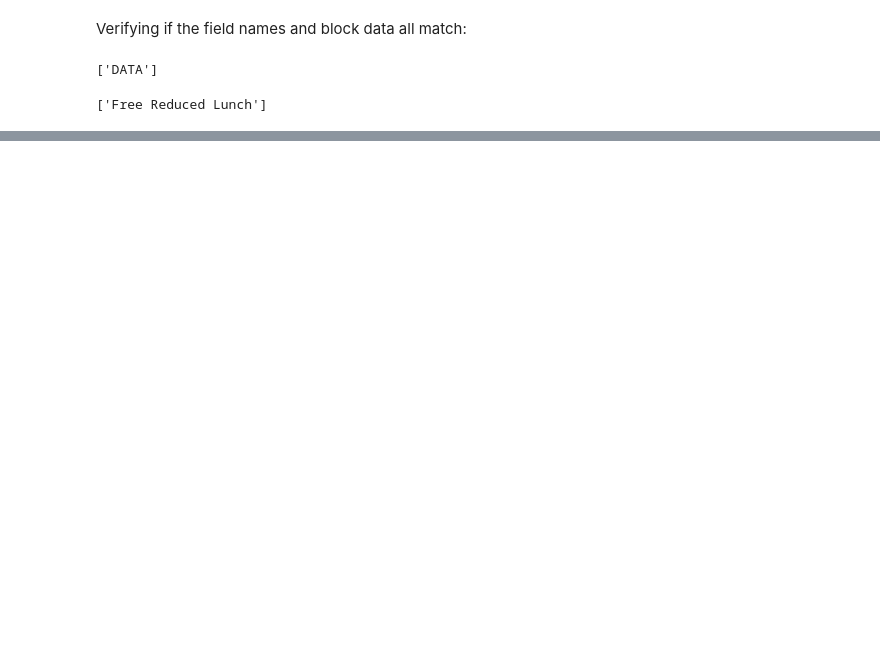
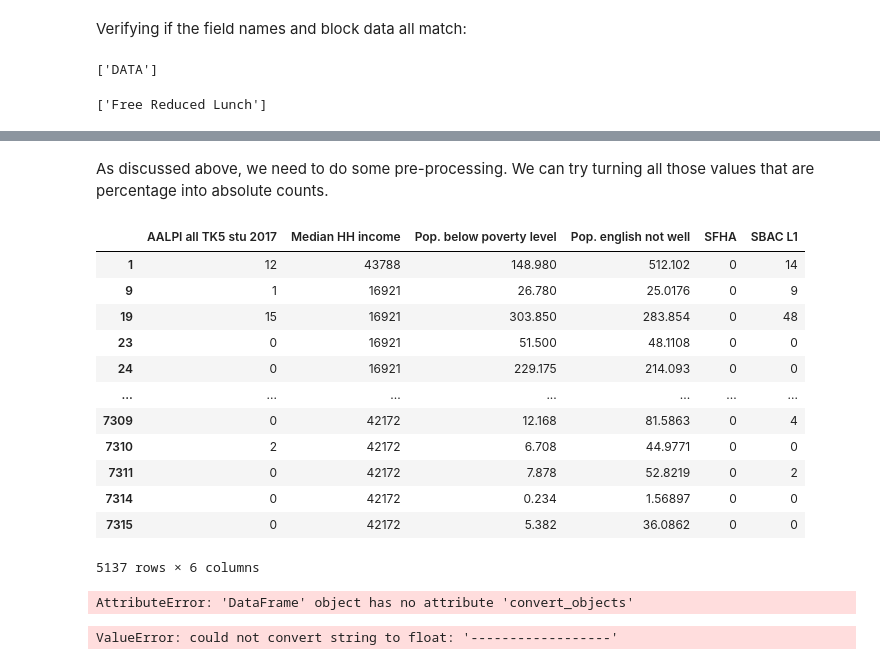
Before and after one commit to 18rberry/Operationalizing-Equity-Tiebreaker-in-SF, a Jupyter notebook: notebooks/20210624-gsa-block_eda.ipynb, the cells around one changed output, grey strips where cells are left out. Drawn from its saved outputs; the diff is of its cells as text; code cells hidden in the pictures; blank space fills up the shorter version.

```diff
--- a/notebooks/20210624-gsa-block_eda.ipynb
+++ b/notebooks/20210624-gsa-block_eda.ipynb
@@ -324,0 +435,11 @@ Still not the best. Maybe we need to understand better how this data is computed
+# %%
+columns_selected = ['2010 total population count',
+                    "AALPI all TK5 stu 2017",
+                    "ACS 2013-17 est median HH income",
+                    "ACS 2013-17 est% HH below poverty lvl",
+                    'ACS 2013-17 est% aged5+ Engl "not well"',
+                    "SFHA_ex_Sr",
+                    "num of SBAC L1 scores 4-9 2015-18"]
+# %%
+block_df_filt = block_df.copy()[columns_selected]
+block_df_filt
@@ -324,0 +460,44 @@ Still not the best. Maybe we need to understand better how this data is computed
+# %% [markdown]
+As discussed above, we need to do some pre-processing. We can try turning all those values that are percentage into absolute counts.
+# %%
+cond = (block_df_filt[["2010 total population count"]] != 0).any(axis=1)
+new_df = block_df_filt.loc[cond]
+
+block_df_final = new_df.copy()[["AALPI all TK5 stu 2017"]]
+block_df_final["Median HH income"] = new_df["ACS 2013-17 est median HH income"]
+block_df_final["Pop. below poverty level"] = new_df["ACS 2013-17 est% HH below poverty lvl"]*new_df["2010 total population count"]
+block_df_final["Pop. english not well"] = new_df['ACS 2013-17 est% aged5+ Engl "not well"']*new_df["2010 total population count"]
+block_df_final["SFHA"] = new_df["SFHA_ex_Sr"].replace({"no": 0, "yes": 1})
+block_df_final["SBAC L1"] = new_df["num of SBAC L1 scores 4-9 2015-18"]
+# %%
+block_df_final
+# %% [output]
+|  | AALPI all TK5 stu 2017 | Median HH income | Pop. below poverty level | Pop. english not well | SFHA | SBAC L1 |
+| 1 | 12 | 43788 | 148.980 | 512.102 | 0 | 14 |
+| 9 | 1 | 16921 | 26.780 | 25.0176 | 0 | 9 |
+| 19 | 15 | 16921 | 303.850 | 283.854 | 0 | 48 |
+| 23 | 0 | 16921 | 51.500 | 48.1108 | 0 | 0 |
+| 24 | 0 | 16921 | 229.175 | 214.093 | 0 | 0 |
+| ... | ... | ... | ... | ... | ... | ... |
+| 7309 | 0 | 42172 | 12.168 | 81.5863 | 0 | 4 |
+| 7310 | 2 | 42172 | 6.708 | 44.9771 | 0 | 0 |
+| 7311 | 0 | 42172 | 7.878 | 52.8219 | 0 | 2 |
+| 7314 | 0 | 42172 | 0.234 | 1.56897 | 0 | 0 |
+| 7315 | 0 | 42172 | 5.382 | 36.0862 | 0 | 0 |
+5137 rows × 6 columns
+# %%
+block_df_final = block_df_final.convert_objects(convert_numeric=True)
+block_df_final = block_df_final.replace({NaN:0})
+
+for col in list(block_df_final.columns):
+    bad_val = []
+    for val in block_df_final[col].values:
+        if type(val) != int or type(val) != str:
+            if val not in bad_val:
+                bad_val.append(val)
+# %% [output]
+AttributeError: 'DataFrame' object has no attribute 'convert_objects'
+# %%
+M = block_df_final.to_numpy(dtype=float)
+# %% [output]
+ValueError: could not convert string to float: '------------------'
```
Also changed, not shown: parts of 61 cells of this notebook.
